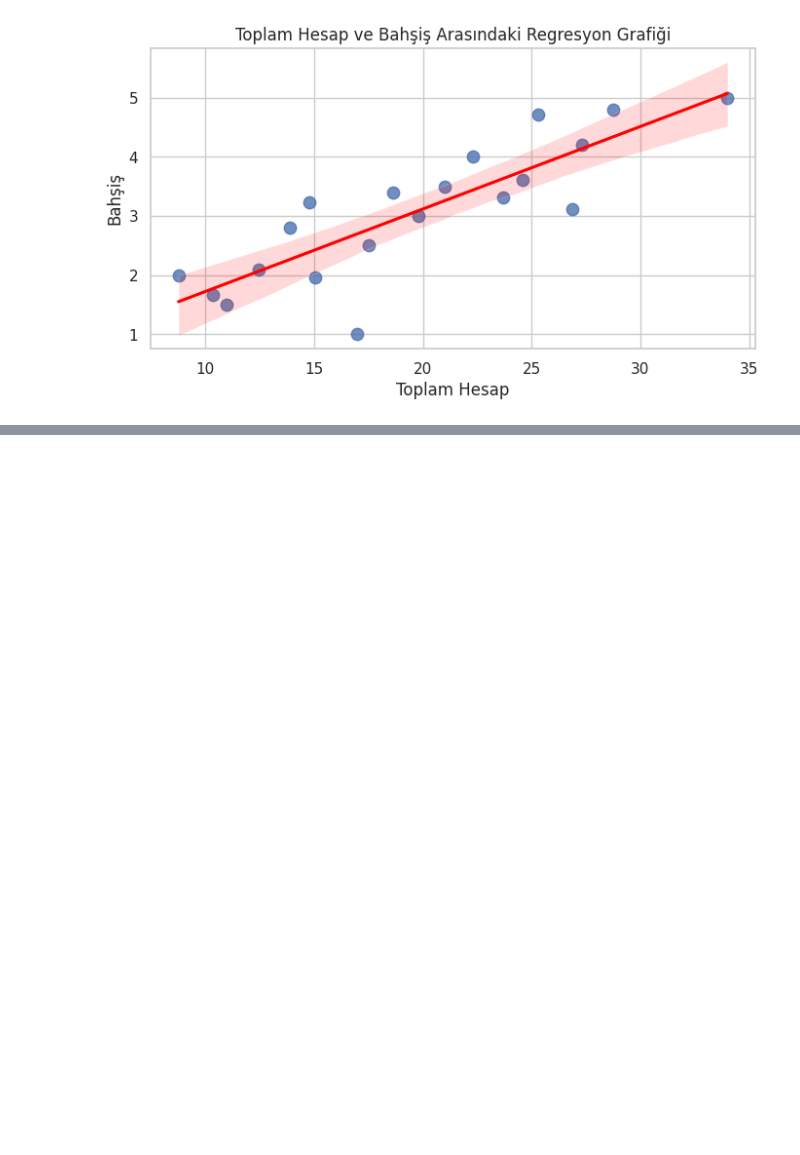
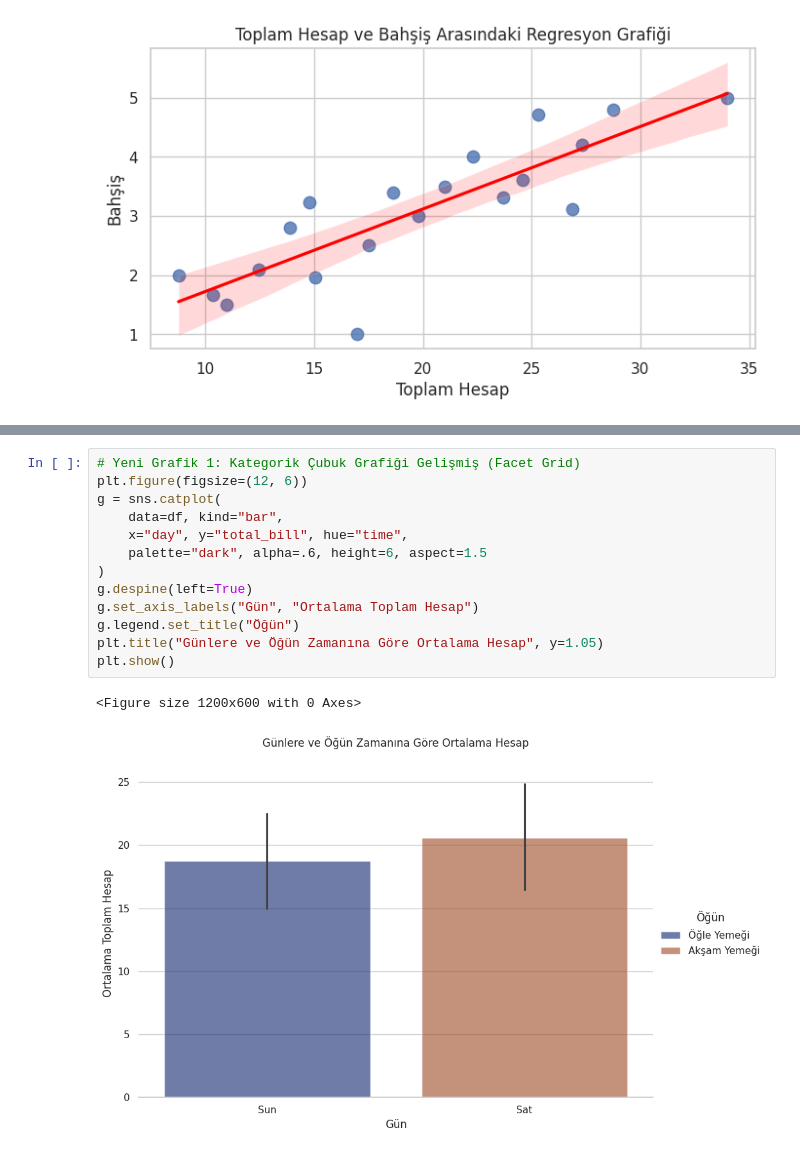
Before and after one commit to onuralpArsln/MlAiTutorialProjects, a Jupyter notebook: 12-VideoSources/seabornVis.ipynb, the cells around one changed output, grey strips where cells are left out. Cells and saved outputs as stored; diff of their text form; blank space fills up the shorter version.

```diff
--- a/12-VideoSources/seabornVis.ipynb
+++ b/12-VideoSources/seabornVis.ipynb
@@ -209,0 +188,16 @@ Passing `palette` without assigning `hue` is deprecated and will be removed in v
+# %%
+# Yeni Grafik 1: Kategorik Çubuk Grafiği Gelişmiş (Facet Grid)
+plt.figure(figsize=(12, 6))
+g = sns.catplot(
+    data=df, kind="bar",
+    x="day", y="total_bill", hue="time",
+    palette="dark", alpha=.6, height=6, aspect=1.5
+)
+g.despine(left=True)
+g.set_axis_labels("Gün", "Ortalama Toplam Hesap")
+g.legend.set_title("Öğün")
+plt.title("Günlere ve Öğün Zamanına Göre Ortalama Hesap", y=1.05)
+plt.show()
+# %% [output]
+<Figure size 1200x600 with 0 Axes>
+[figure, added]
```
Also changed, not shown: parts of 11 cells of this notebook.
